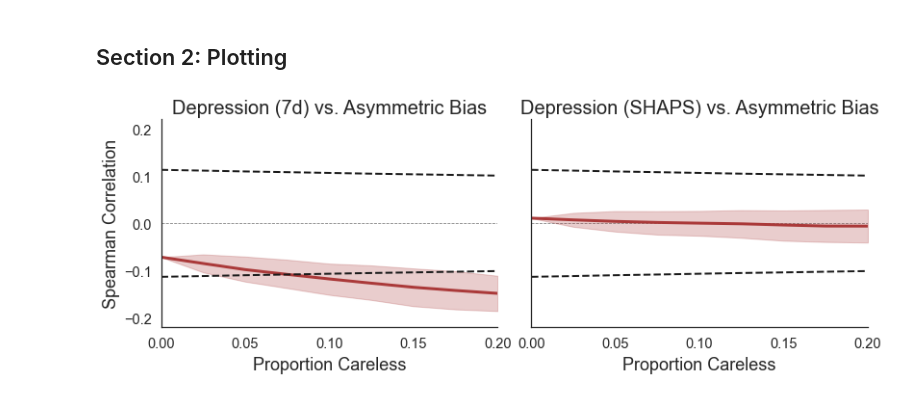
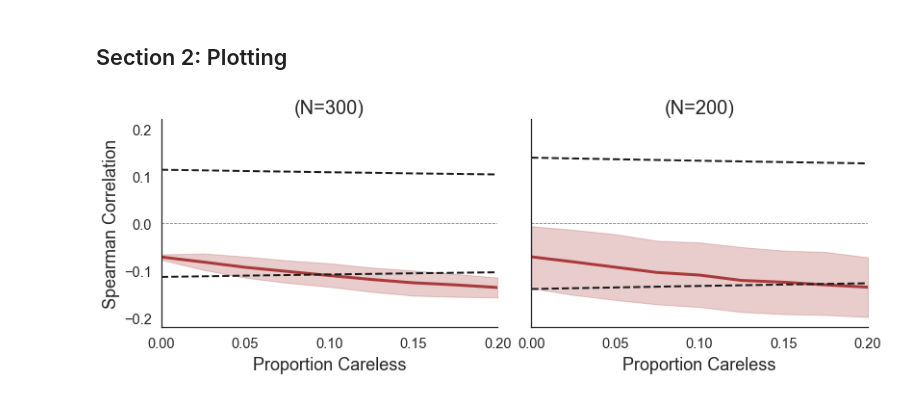
Before and after one commit to nivlab/sciops, a Jupyter notebook: analysis/results_03b.ipynb, the cells around one changed output. Cells and saved outputs as stored; diff of their text form; code cells hidden in the pictures.

```diff
--- a/analysis/results_03b.ipynb
+++ b/analysis/results_03b.ipynb
@@ -80,40 +83,39 @@ sns.set_theme('notebook', style='white', font='sans-serif', font_scale=1.33)
 #~~~~~~~~~~~~~~~~~~~~~~~~~~~~~~~~~~~~~~~~~~#
 ### Define canvas.
 #~~~~~~~~~~~~~~~~~~~~~~~~~~~~~~~~~~~~~~~~~~#
 
 ## Initialize canvas.
 fig, axes = plt.subplots(1,2,figsize=(12,4),sharex=True,sharey=True)
 
-## Define reference values.
-critical_values = 1.96 / np.sqrt(include + pass_ix.size - 1)
-
 ## Define aesthetics.
-titles = ['Depression (7d) vs. Asymmetric Bias','Depression (SHAPS) vs. Asymmetric Bias']
 bounds = [5, 95]
 
 for i, ax in enumerate(axes):
 
+    ## Define reference values.
+    critical_values = 1.96 / np.sqrt(n_total[i] + (percentiles * n_total[i]).astype(int) - 1)
+
     ## Calculate bootstrap upper/lower bounds.
-    lb = np.apply_along_axis(np.percentile, 0, corr[...,i], bounds[0])
-    ub = np.apply_along_axis(np.percentile, 0, corr[...,i], bounds[1])
+    lb = np.apply_along_axis(np.percentile, 0, corr[:,i], bounds[0])
+    ub = np.apply_along_axis(np.percentile, 0, corr[:,i], bounds[1])
 
     ## Plot correlations.
-    ax.plot(percentiles, corr[...,i].mean(axis=0), lw=3, color='#AA3939')
+    ax.plot(percentiles, corr[:,i].mean(axis=0), lw=3, color='#AA3939')
     ax.fill_between(percentiles, lb, ub, color='#AA3939', alpha=0.25)
 
     ## Plot critical values.
+    ax.plot(percentiles, -critical_values, color='k', lw=2, linestyle='--')
     ax.plot(percentiles, critical_values, color='k', lw=2, linestyle='--')
-    ax.plot(percentiles, -critical_values, color='k', lw=2, linestyle='--')
     ax.axhline(0, color='0.5', lw=0.8, linestyle='--', zorder=-1)
 
     ## Add detail.
     ax.set(xlim=(0.0,0.2), xticks=np.linspace(0,0.2,5), ylim=(-0.22,0.22))
     if not i: ax.set_ylabel('Spearman Correlation', fontsize=18)
     ax.set_xlabel('Proportion Careless', fontsize=18, labelpad=6)
-    ax.set_title(titles[i], fontsize=20)
+    ax.set_title(f'(N={n_total[i]})', fontsize=20)
 
 sns.despine()
 plt.subplots_adjust(left=0.1, right=0.95, top=0.9, bottom=0.15, wspace=0.1)
 plt.savefig(os.path.join('..','figures','main_03b.png'), dpi=180, transparent=True)
 # %% [output]
-[figure, old version]
+[figure, new version]
```
Also changed, not shown: parts of 1 cell of this notebook, 15 other files.
